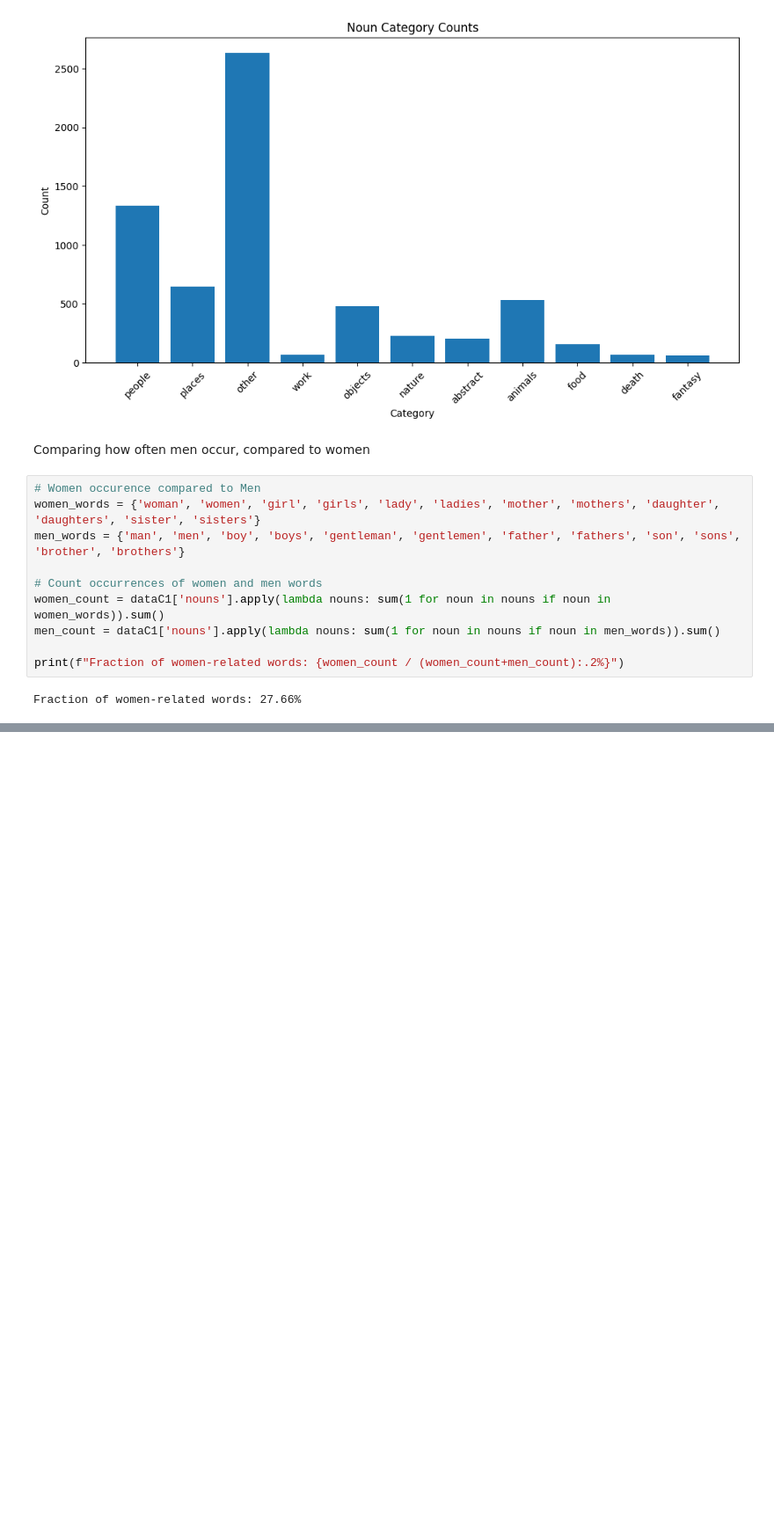
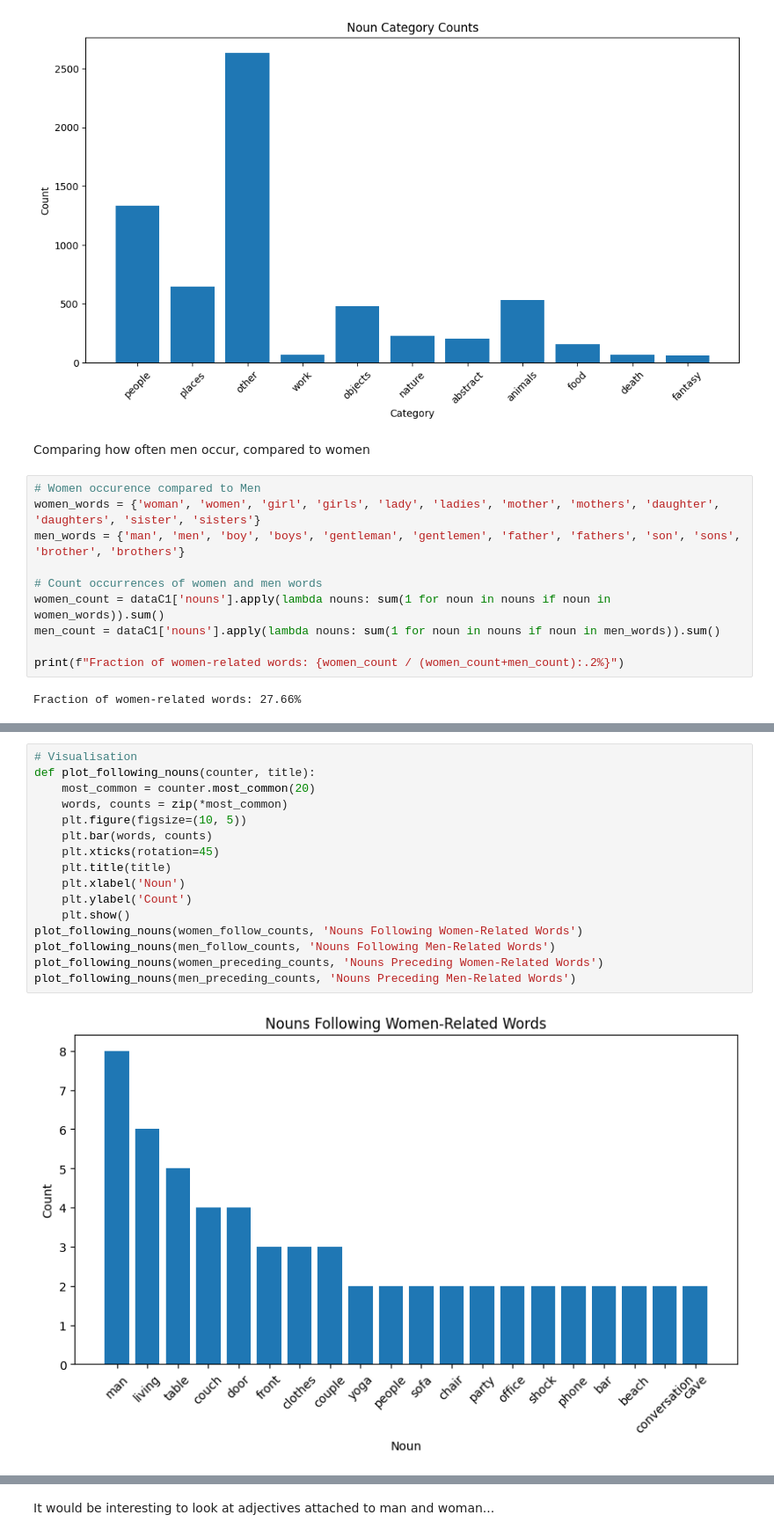
Before and after one commit to epfl-ada/ada-2025-project-adacore42, a Jupyter notebook: andras_analysis/preliminary_data_analysis.ipynb, the cells around one changed output, grey strips where cells are left out. Shown at 88% size. Saved outputs shown, nothing was run; the diff lists cells and outputs as text; blank space fills up the shorter version.

```diff
--- a/andras_analysis/preliminary_data_analysis.ipynb
+++ b/andras_analysis/preliminary_data_analysis.ipynb
@@ -481,0 +526,18 @@ Fraction of women-related words: 27.66%
+# %%
+# Visualisation
+def plot_following_nouns(counter, title):
+    most_common = counter.most_common(20)
+    words, counts = zip(*most_common)
+    plt.figure(figsize=(10, 5))
+    plt.bar(words, counts)
+    plt.xticks(rotation=45)
+    plt.title(title)
+    plt.xlabel('Noun')
+    plt.ylabel('Count')
+    plt.show()
+plot_following_nouns(women_follow_counts, 'Nouns Following Women-Related Words')
+plot_following_nouns(men_follow_counts, 'Nouns Following Men-Related Words')
+plot_following_nouns(women_preceding_counts, 'Nouns Preceding Women-Related Words')
+plot_following_nouns(men_preceding_counts, 'Nouns Preceding Men-Related Words')
+# %% [output]
+[figure, added]
@@ -481,0 +547,2 @@ Fraction of women-related words: 27.66%
+# %% [markdown]
+It would be interesting to look at adjectives attached to man and woman...
```
Also changed, not shown: parts of 9 cells of this notebook.
